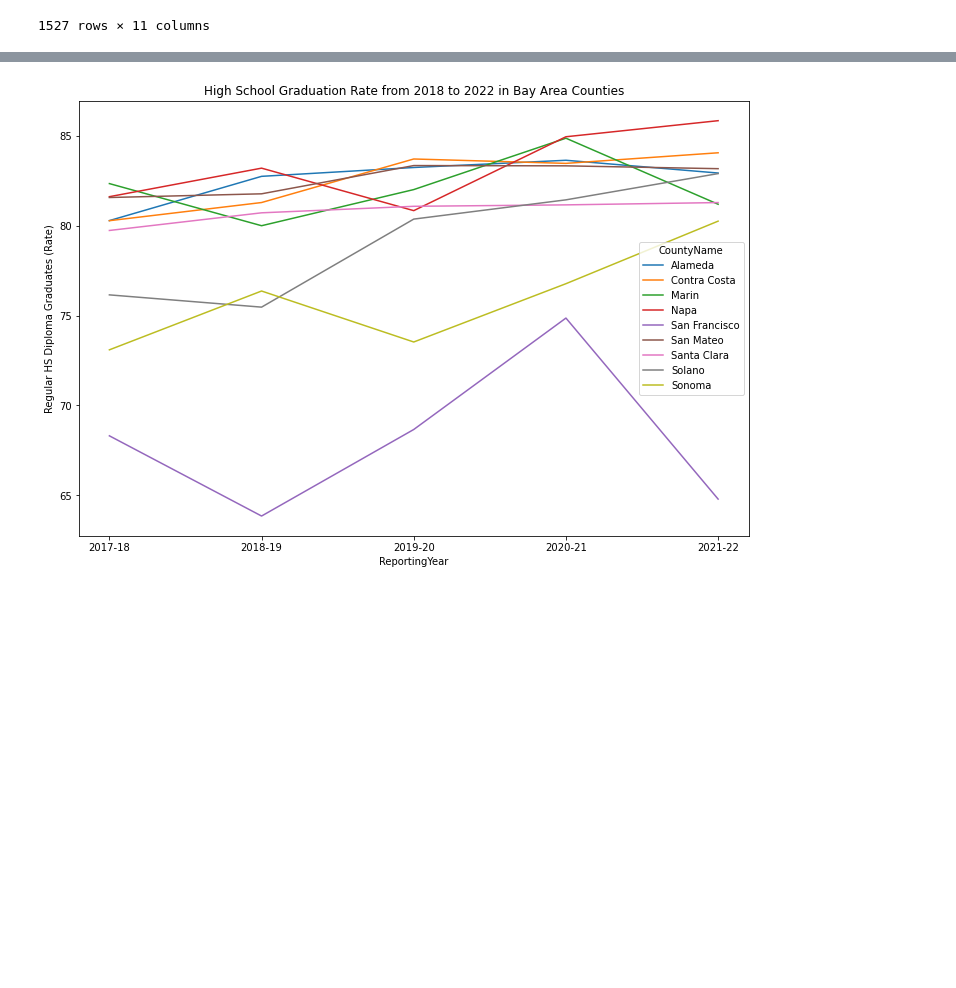
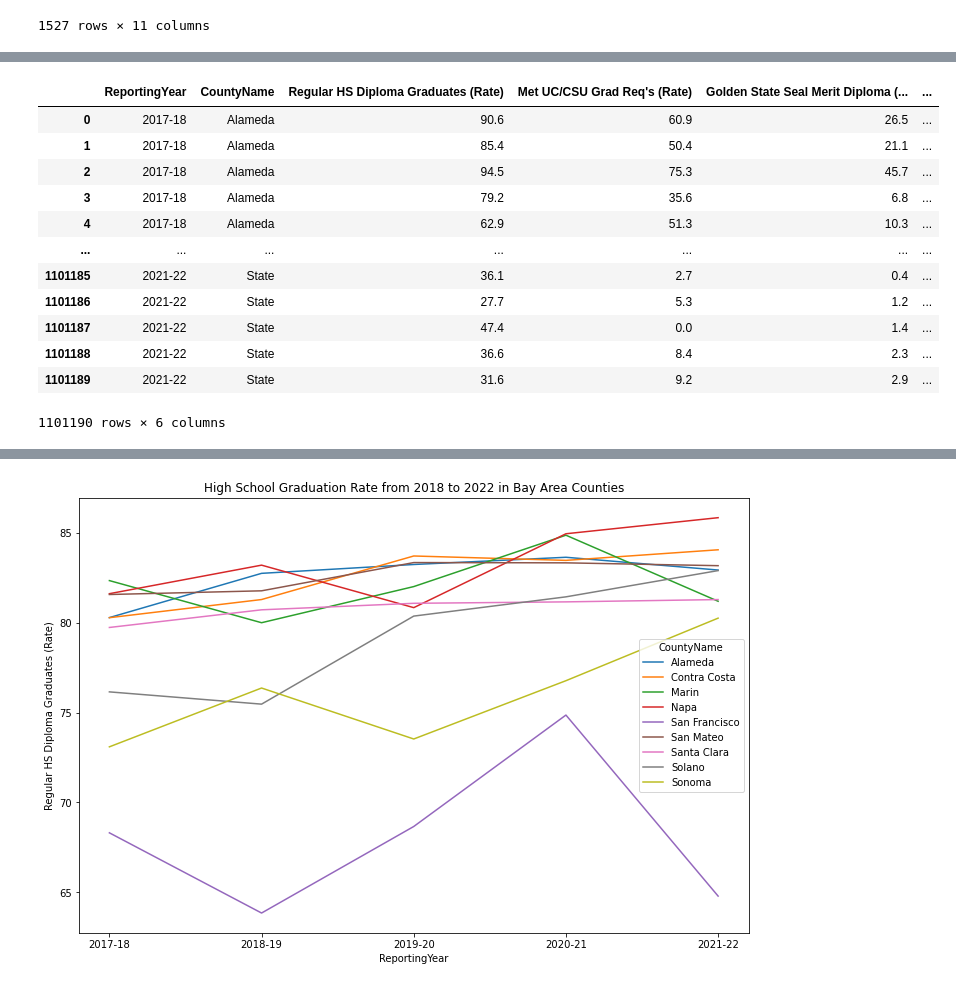
Before and after one commit to meganajoseph/HealthAndSuccess, a Jupyter notebook: Health_and_Academic_Success.ipynb, the cells around one changed output, grey strips where cells are left out. Cells and saved outputs as stored; diff of their text form; code cells hidden in the pictures; blank space fills up the shorter version.

```diff
--- a/Health_and_Academic_Success.ipynb
+++ b/Health_and_Academic_Success.ipynb
@@ -713,13 +702,23 @@ grad_rate = pd.concat([grad_rate_17_18, grad_rate_18_19, grad_rate_19_20, grad_r
 # %%
 grad_rate = grad_rate[['ReportingYear',
                        'CountyName',
-                       'Regular HS Diploma Graduates (Count)',
                        'Regular HS Diploma Graduates (Rate)',
-                       "Met UC/CSU Grad Req's (Count)",
                        "Met UC/CSU Grad Req's (Rate)",
-                       'Golden State Seal Merit Diploma (Count)',
                        'Golden State Seal Merit Diploma (Rate',
-                       'Non-Graduate Completers (Count)',
-                       'Non-Graduate Completers (Rate)']]
+                       'Dropout (Rate)']]
+# %% [output]
+|  | ReportingYear | CountyName | Regular HS Diploma Graduates (Rate) | Met UC/CSU Grad Req's (Rate) | Golden State Seal Merit Diploma (... | ... |
+| 0 | 2017-18 | Alameda | 90.6 | 60.9 | 26.5 | ... |
+| 1 | 2017-18 | Alameda | 85.4 | 50.4 | 21.1 | ... |
+| 2 | 2017-18 | Alameda | 94.5 | 75.3 | 45.7 | ... |
+| 3 | 2017-18 | Alameda | 79.2 | 35.6 | 6.8 | ... |
+| 4 | 2017-18 | Alameda | 62.9 | 51.3 | 10.3 | ... |
+| ... | ... | ... | ... | ... | ... | ... |
+| 1101185 | 2021-22 | State | 36.1 | 2.7 | 0.4 | ... |
+| 1101186 | 2021-22 | State | 27.7 | 5.3 | 1.2 | ... |
+| 1101187 | 2021-22 | State | 47.4 | 0.0 | 1.4 | ... |
+| 1101188 | 2021-22 | State | 36.6 | 8.4 | 2.3 | ... |
+| 1101189 | 2021-22 | State | 31.6 | 9.2 | 2.9 | ... |
+1101190 rows × 6 columns
 # %%
 bay_grad_rate = grad_rate[grad_rate['CountyName'].isin(bay_counties)]
```
Also changed, not shown: parts of 32 cells of this notebook.
